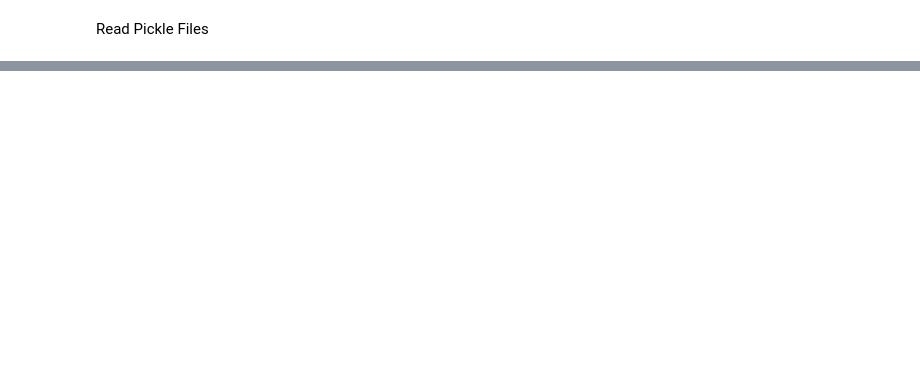
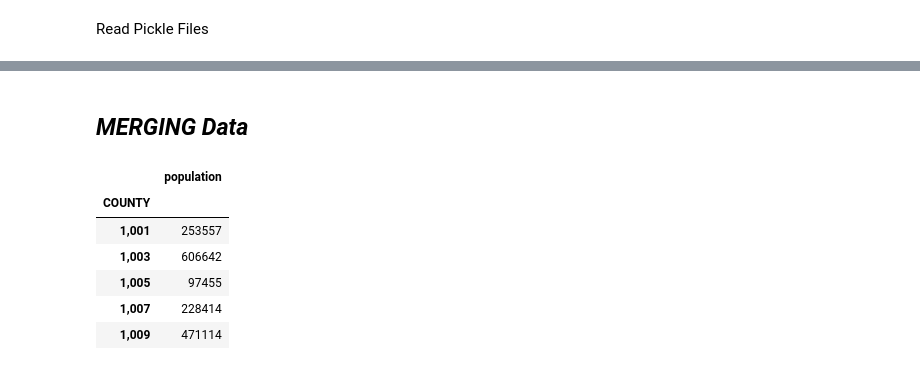
Before and after one commit to CSJohnLee/COVID19_Project, a Jupyter notebook: Lee_EDA.ipynb, the cells around one changed output, grey strips where cells are left out. Saved outputs shown, nothing was run; the diff lists cells and outputs as text; code cells hidden in the pictures; blank space fills up the shorter version.

```diff
--- a/Lee_EDA.ipynb
+++ b/Lee_EDA.ipynb
@@ -332,0 +233,22 @@ pop_cases_10k
+# %% [markdown]
+## *MERGING Data*
+# %%
+#Merge population by zip with FIPS/ZIPs data to get population by FIPS
+
+pop_zipfips = population_byzip.merge(fips_zip, how='left', left_on='zipcode', right_on='ZIP')    #Merging data
+#pop_zipfips.head()
+population_byfips = pop_zipfips[['population','COUNTY']]                  #drop zip code now, not needed anymore
+
+#Since population data was based on zip codes, there are multiple zip codes per FIPS/County Code.
+#Therefore, group by FIPS code and sum up the population in each FIPS code
+population_byfips = population_byfips.groupby('COUNTY').agg('sum')
+population_byfips.head()
+#len(population_byfips.index.unique())
+# %% [output]
+|  | population |
+| COUNTY |  |
+| 1,001 | 253557 |
+| 1,003 | 606642 |
+| 1,005 | 97455 |
+| 1,007 | 228414 |
+| 1,009 | 471114 |
```
Also changed, not shown: parts of 51 cells of this notebook, 1 other file.
